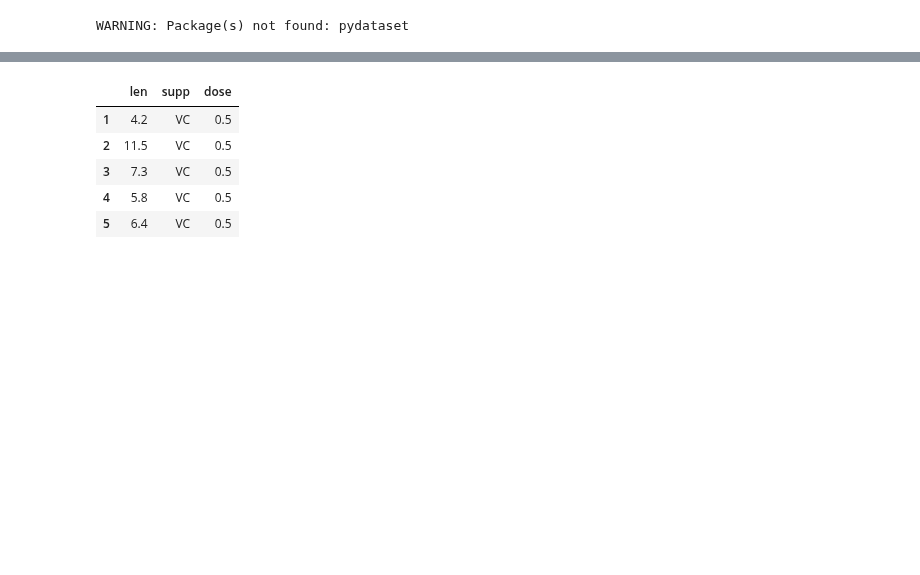
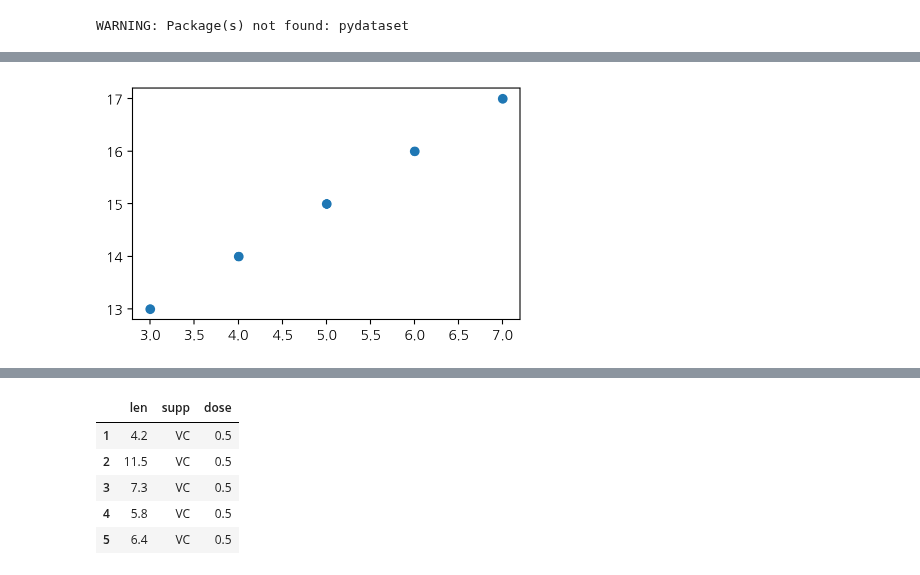
Before and after one commit to naugim26/2026-BDA, a Jupyter notebook: code/09w_data_vis.ipynb, the cells around one changed output, grey strips where cells are left out. Cells and saved outputs as stored; diff of their text form; code cells hidden in the pictures; blank space fills up the shorter version.

```diff
--- a/code/09w_data_vis.ipynb
+++ b/code/09w_data_vis.ipynb
@@ -50,3 +68,8 @@ Successfully installed pydataset-0.2.0
+# %%
+plt.scatter(range(3,8),range(13,18))
+plt.show()
+# %% [output]
+[figure, added]
 # %%
 from pydataset import data
 tg=data('ToothGrowth')
```
Also changed, not shown: parts of 38 cells of this notebook.
